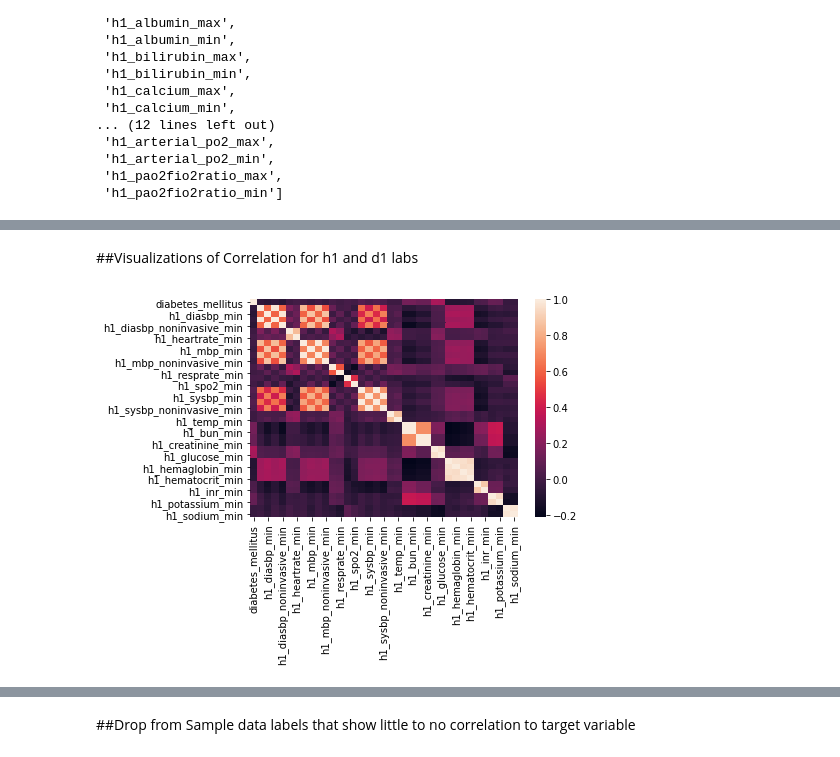
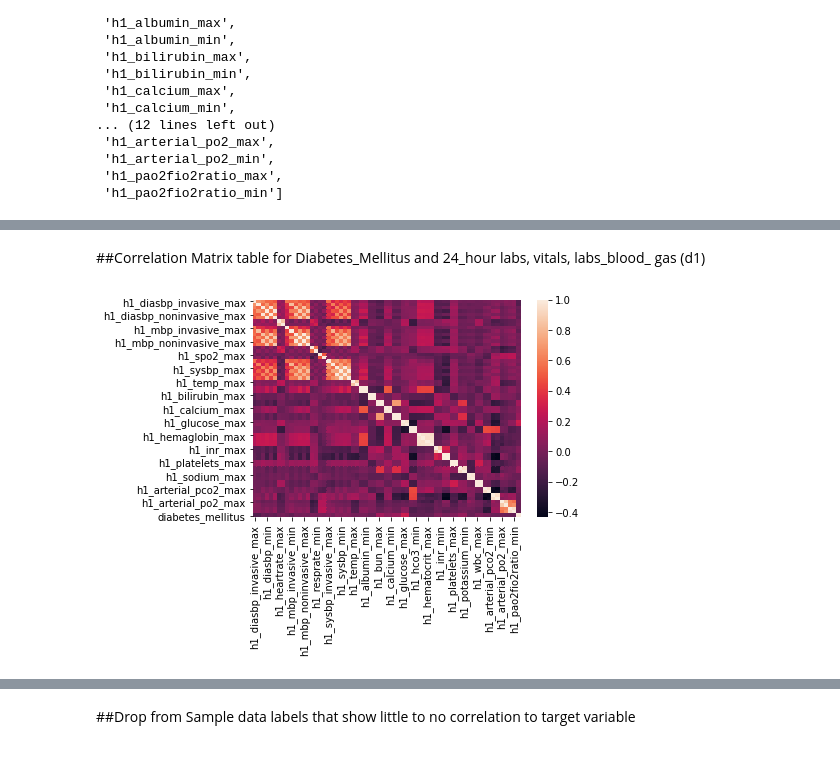
Before and after one commit to K-Hebel/WiDS_Chi, a Jupyter notebook: Exploratory_Analysis.ipynb, the cells around one changed output, grey strips where cells are left out. Saved outputs shown, nothing was run; the diff lists cells and outputs as text; code cells hidden in the pictures.

```diff
--- a/Exploratory_Analysis.ipynb
+++ b/Exploratory_Analysis.ipynb
@@ -282 +267,6 @@ norm_hour_labs.describe()
 | max | 1.000000 | 1.000000 | 1.000000 | 1.000000 | 1.000000 | ... |
+# %%
+#Include normalized hour_labs data in sample dataset
+
+sample_2b = sample_2a
+sample_2b[list(norm_hour_labs.columns)]=norm_hour_labs
@@ -289,13 +287,13 @@ sample['h1_arterial_ph_min'].count()/sample.count()[-1]
 # %%
-#List of all lab column names
-all_lab_columns=list(norm_hour_labs.columns)
+#List of all lab column names - Join norm_hour_labs and norm_day_labs column names into a single list all_lab_columns
+all_lab_columns=list(norm_hour_labs.columns.values)
 for col in list(norm_day_labs.columns):
   all_lab_columns.append(col)
 # %%
 labs_under_20per =[]
 
 for col in all_lab_columns:
-  if sample[col].count()/sample.count()[-1]< .2:
+  if sample_2b[col].count()/sample_2b.count()[-1]< .2:
     labs_under_20per.append(col)
 # %%
 labs_under_20per
@@ -320,6 +322,7 @@ labs_under_20per
 # %%
+sample_2c = sample_2b
 for col in labs_under_20per:
+  sample_2c=sample_2c.drop(col, axis=1)
   norm_hour_labs=norm_hour_labs.drop(col, axis=1)
-
-norm_hour_labs.describe()
+sample_2c.shape
 # %% [output]
@@ -359,7 +330,8 @@ Linear Discriminant Analysis training set score: 0.715
 # %% [markdown]
-##Visualizations of Correlation for h1 and d1 labs
+##Correlation Matrix table for Diabetes_Mellitus and 24_hour labs, vitals, labs_blood_ gas (d1)
 # %%
 #Correleation for 1 hour labs
+norm_hour_labs['diabetes_mellitus']= sample_2c['diabetes_mellitus']
 sns.heatmap(norm_hour_labs.corr());
 # %% [output]
-[figure, old version]
+[figure, new version]
```
Also changed, not shown: parts of 103 cells of this notebook.
